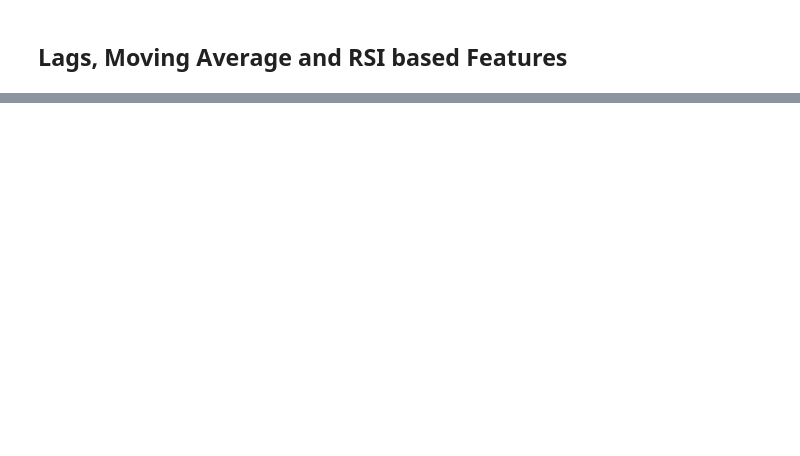
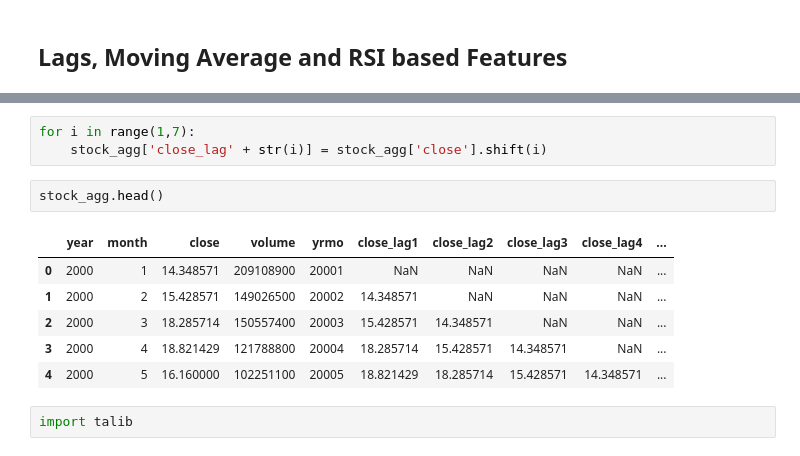
Before and after one commit to mukesh-chevula/Machine-Learning-in-Finance, a Jupyter notebook: Financial Data Understanding, EDA, and Feature Engineering/Main.ipynb, the cells around one changed output, grey strips where cells are left out. Saved outputs shown, nothing was run; the diff lists cells and outputs as text; blank space fills up the shorter version.

```diff
--- a/Financial Data Understanding, EDA, and Feature Engineering/Main.ipynb
+++ b/Financial Data Understanding, EDA, and Feature Engineering/Main.ipynb
@@ -190,0 +208,14 @@ sbn.heatmap(corr, annot=True, cmap="YlGnBu")
+# %%
+for i in range(1,7):
+    stock_agg['close_lag' + str(i)] = stock_agg['close'].shift(i)
+# %%
+stock_agg.head()
+# %% [output]
+|  | year | month | close | volume | yrmo | close_lag1 | close_lag2 | close_lag3 | close_lag4 | ... |
+| 0 | 2000 | 1 | 14.348571 | 209108900 | 20001 | NaN | NaN | NaN | NaN | ... |
+| 1 | 2000 | 2 | 15.428571 | 149026500 | 20002 | 14.348571 | NaN | NaN | NaN | ... |
+| 2 | 2000 | 3 | 18.285714 | 150557400 | 20003 | 15.428571 | 14.348571 | NaN | NaN | ... |
+| 3 | 2000 | 4 | 18.821429 | 121788800 | 20004 | 18.285714 | 15.428571 | 14.348571 | NaN | ... |
+| 4 | 2000 | 5 | 16.160000 | 102251100 | 20005 | 18.821429 | 18.285714 | 15.428571 | 14.348571 | ... |
+# %%
+import talib
```
Also changed, not shown: parts of 9 cells of this notebook.
